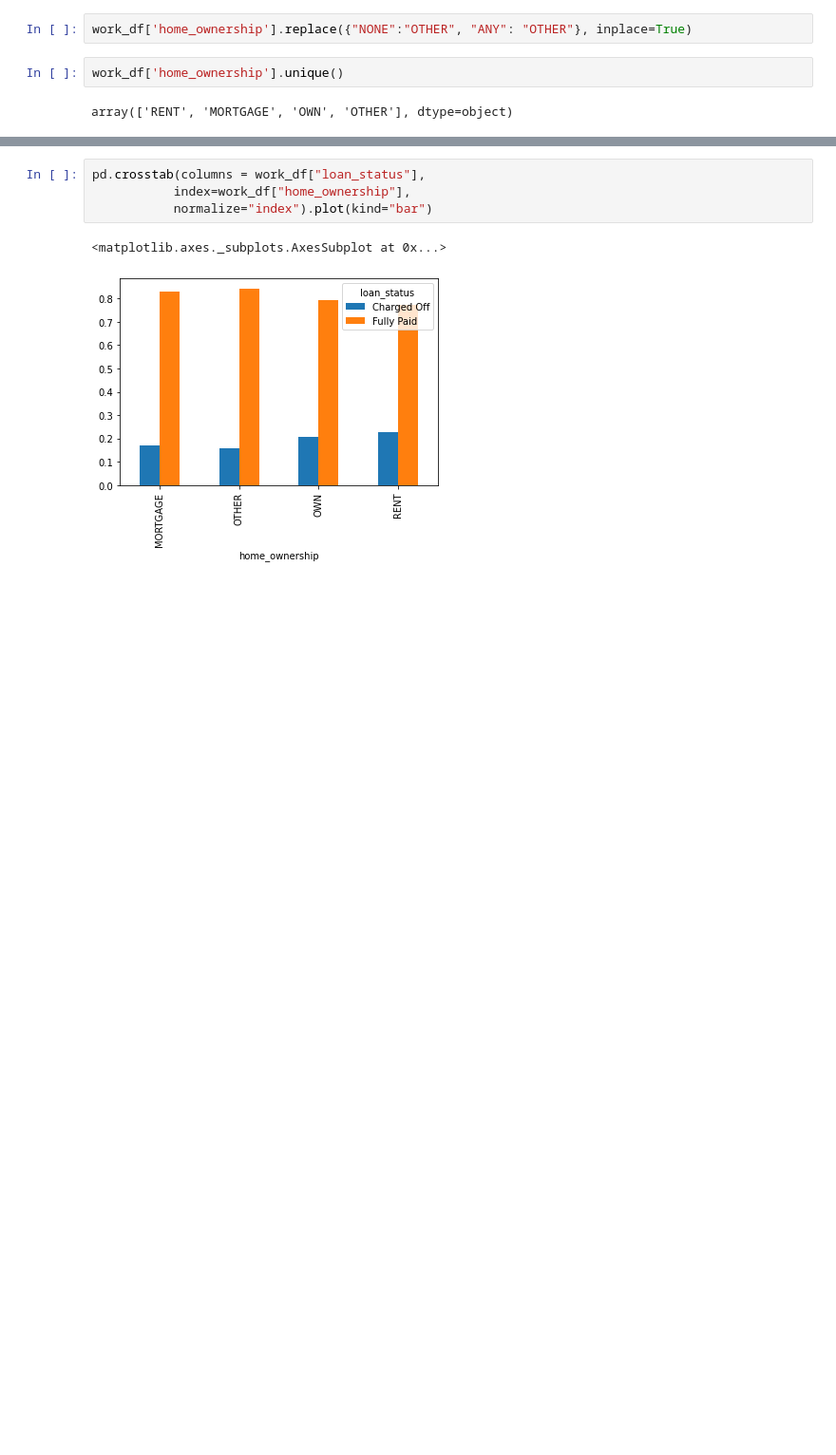
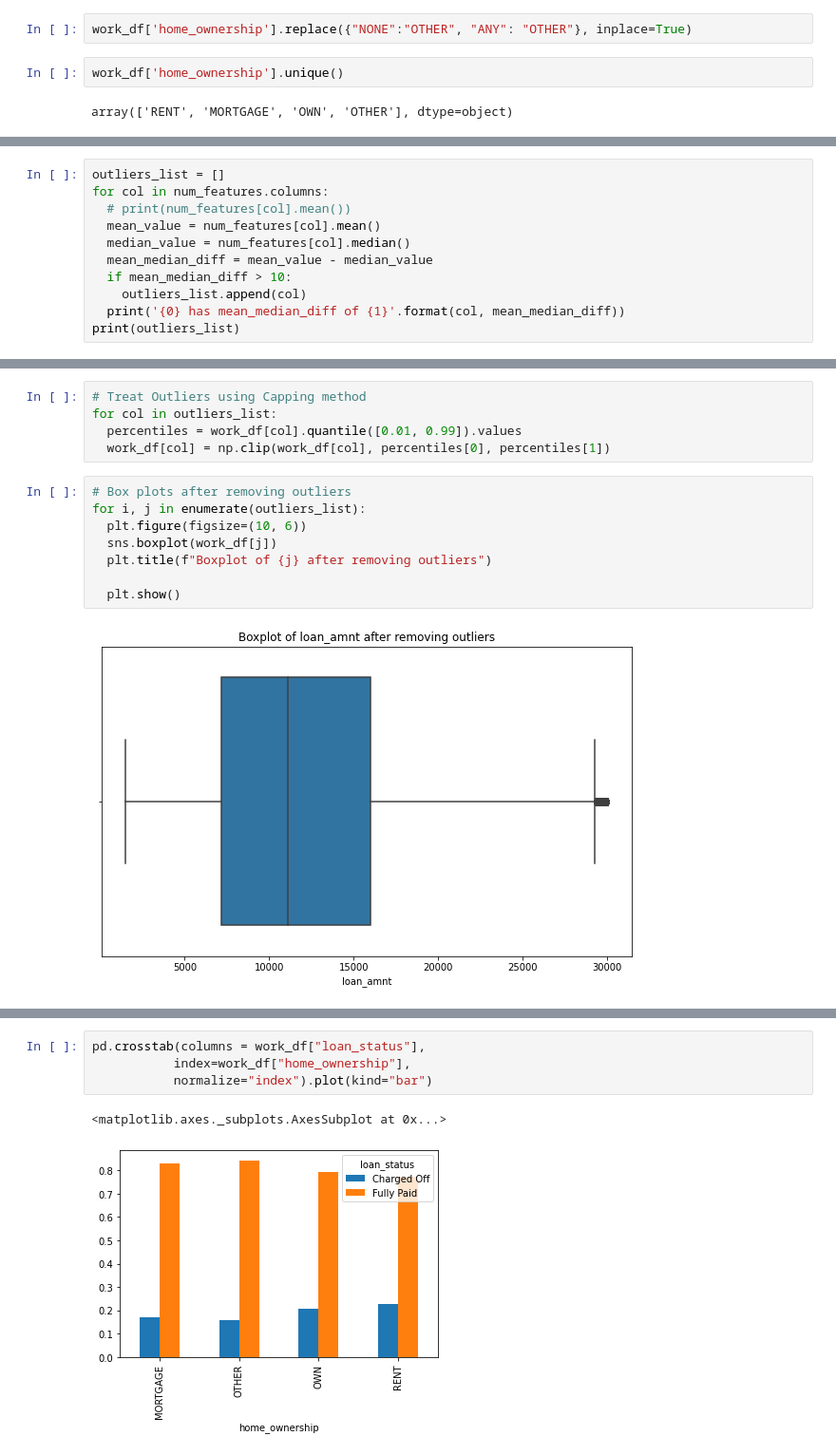
Before and after one commit to pkmariya/Scaler01, a Jupyter notebook: LoanTap_CaseStudy_Mariya_DSMLJune22.ipynb, the cells around one changed output, grey strips where cells are left out. Shown at 95% size. Drawn from its saved outputs; the diff is of its cells as text; blank space fills up the shorter version.

```diff
--- a/LoanTap_CaseStudy_Mariya_DSMLJune22.ipynb
+++ b/LoanTap_CaseStudy_Mariya_DSMLJune22.ipynb
@@ -595,0 +483,11 @@ array(['RENT', 'MORTGAGE', 'OWN', 'OTHER'], dtype=object)
+# %%
+outliers_list = []
+for col in num_features.columns:
+  # print(num_features[col].mean())
+  mean_value = num_features[col].mean()
+  median_value = num_features[col].median()
+  mean_median_diff = mean_value - median_value
+  if mean_median_diff > 10:
+    outliers_list.append(col)
+  print('{0} has mean_median_diff of {1}'.format(col, mean_median_diff))
+print(outliers_list)
@@ -595,0 +514,15 @@ array(['RENT', 'MORTGAGE', 'OWN', 'OTHER'], dtype=object)
+# %%
+# Treat Outliers using Capping method
+for col in outliers_list:
+  percentiles = work_df[col].quantile([0.01, 0.99]).values
+  work_df[col] = np.clip(work_df[col], percentiles[0], percentiles[1])
+# %%
+# Box plots after removing outliers
+for i, j in enumerate(outliers_list):
+  plt.figure(figsize=(10, 6))
+  sns.boxplot(work_df[j])
+  plt.title(f"Boxplot of {j} after removing outliers")
+
+  plt.show()
+# %% [output]
+[figure, added]
```
Also changed, not shown: parts of 58 cells of this notebook.
